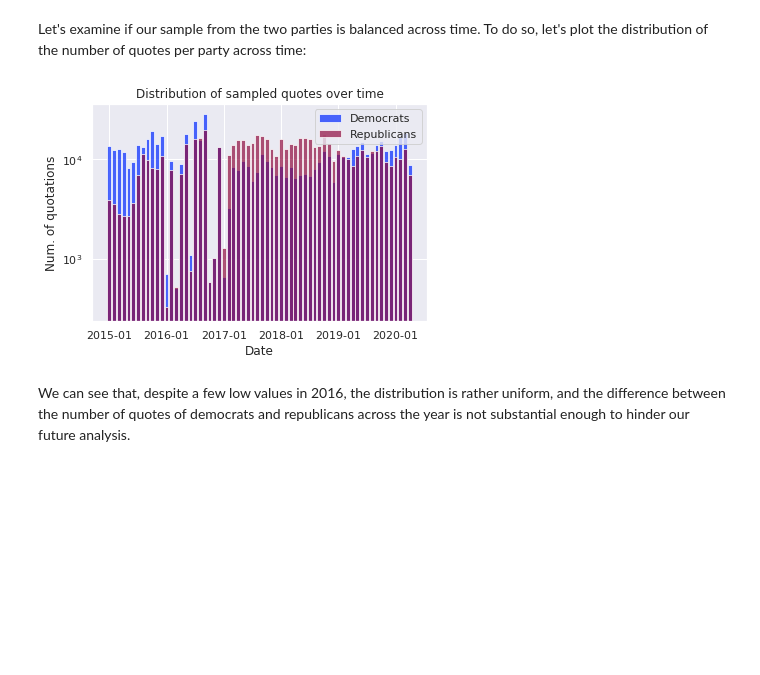
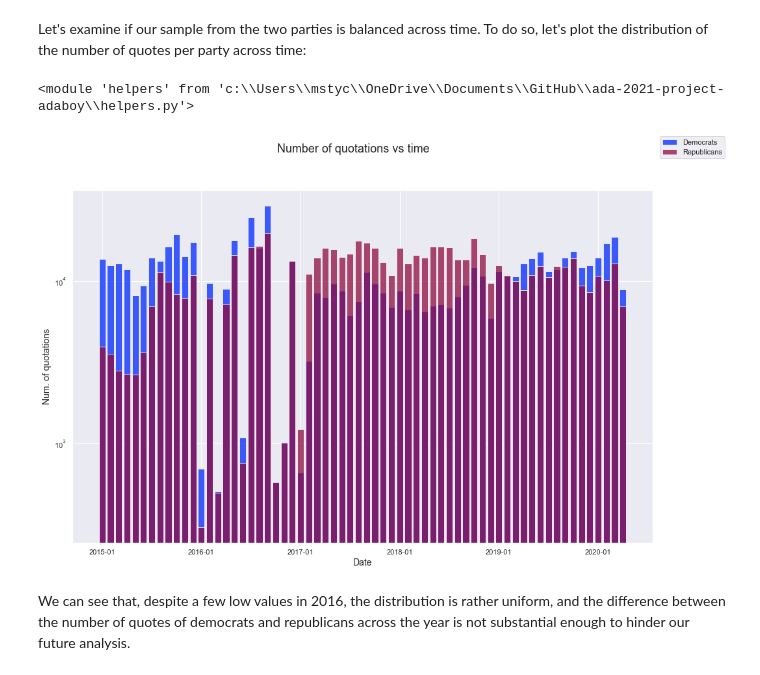
Before and after one commit to cndesabbata/Political-affiliation-predictor-from-quotes, a Jupyter notebook: political_classifier.ipynb, the cells around one changed output. Cells and saved outputs as stored; diff of their text form; code cells hidden in the pictures; blank space fills up the shorter version.

Commit message:
Update some plotting code and images

```diff
--- a/political_classifier.ipynb
+++ b/political_classifier.ipynb
@@ -767,16 +722,23 @@ We split the DataFrame into two, one for Democrats and one for Republicans. We t
 quotes, since they are significantly more than Democrats' quotes, in order to have the same amount of sentences analyzed.
 This way the representations are clearer but the result doesn't change.
 # %%
+data = pd.read_pickle(US_POLITICIANS)
 democrats = data[data['party'] == DEMOCRATIC_PARTY_ID]
 republicans = data[data['party'] == REPUBLICAN_PARTY_ID].sample(
     democrats['quote_id'].count())
 # %% [markdown]
 Let's examine if our sample from the two parties is balanced across time. To do so, let's plot the distribution of the number of quotes per party across time:
+# %%
+import importlib
+import helpers
+importlib.reload(helpers)
+# %% [output]
+<module 'helpers' from 'c:\\Users\\mstyc\\OneDrive\\Documents\\GitHub\\ada-2021-project-adaboy\\helpers.py'>
 # %%
-plot_across_time(democrats[["Date-Time", "quote_id"]].rename(columns={
+helpers.plot_across_time(democrats[["Date-Time", "quote_id"]].rename(columns={
                  'quote_id': 'count'}), republicans[["Date-Time", "quote_id"]].rename(columns={'quote_id': 'count'}))
 # %% [output]
-[figure, old version]
+[figure, new version]
 # %% [markdown]
 We can see that, despite a few low values in 2016, the distribution is rather uniform, and the difference between the number of quotes of democrats and republicans across the year is not substantial enough to hinder our future analysis.
 # %% [markdown]
```
Also changed, not shown: parts of 19 cells of this notebook, 13 other files.
